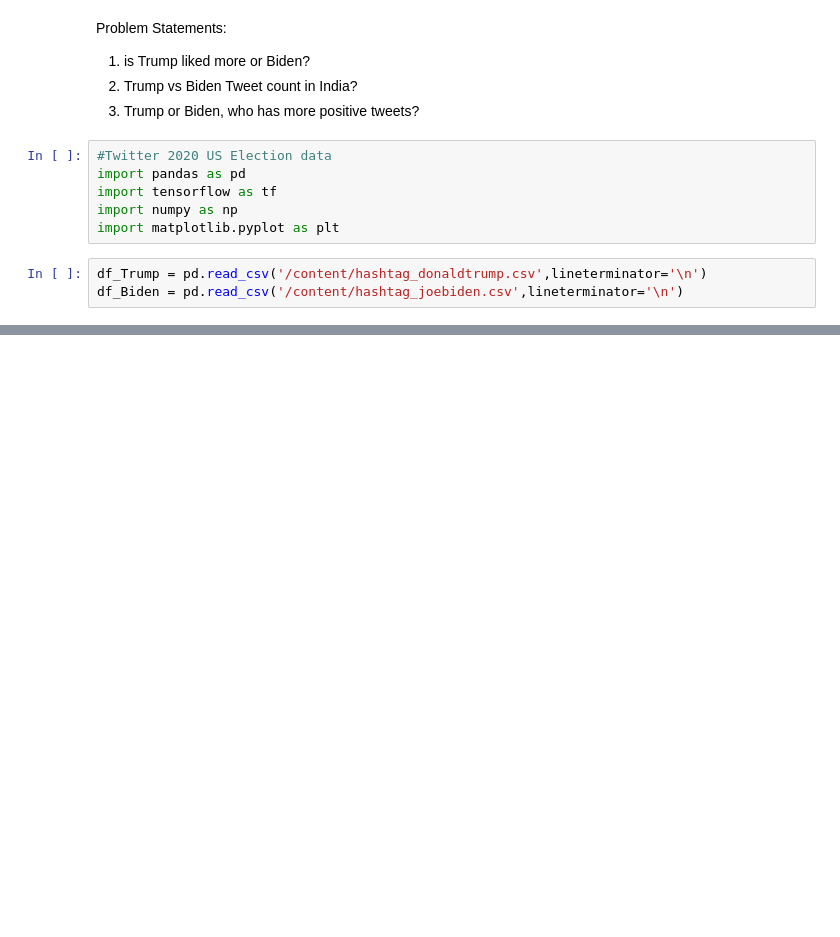
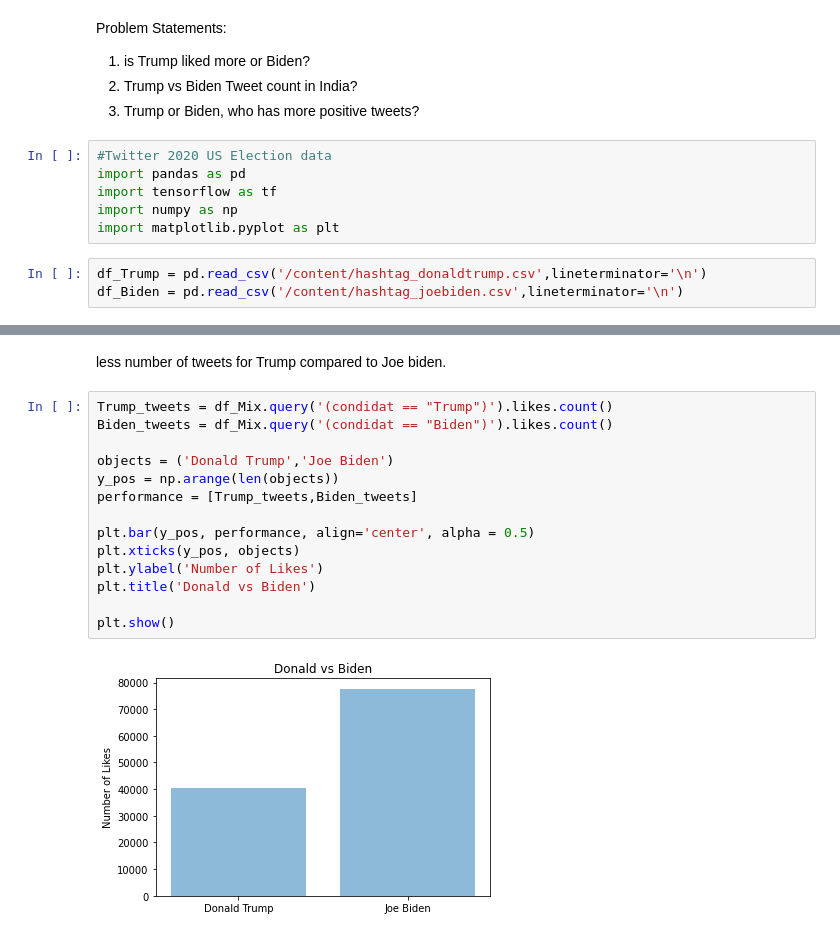
Before and after one commit to prithvikolla/Data-Visualization, a Jupyter notebook: Data-Visualization/Final Project/Final_Project.ipynb, the cells around one changed output, grey strips where cells are left out. Cells and saved outputs as stored; diff of their text form; blank space fills up the shorter version.

```diff
--- a/Data-Visualization/Final Project/Final_Project.ipynb
+++ b/Data-Visualization/Final Project/Final_Project.ipynb
@@ -80,0 +75,18 @@ plt.show()
+# %% [markdown]
+less number of tweets for Trump compared to Joe biden.
+# %%
+Trump_tweets = df_Mix.query('(condidat == "Trump")').likes.count()
+Biden_tweets = df_Mix.query('(condidat == "Biden")').likes.count()
+
+objects = ('Donald Trump','Joe Biden')
+y_pos = np.arange(len(objects))
+performance = [Trump_tweets,Biden_tweets]
+
+plt.bar(y_pos, performance, align='center', alpha = 0.5)
+plt.xticks(y_pos, objects)
+plt.ylabel('Number of Likes')
+plt.title('Donald vs Biden')
+
+plt.show()
+# %% [output]
+[figure, added]
```
Also changed, not shown: parts of 17 cells of this notebook.
